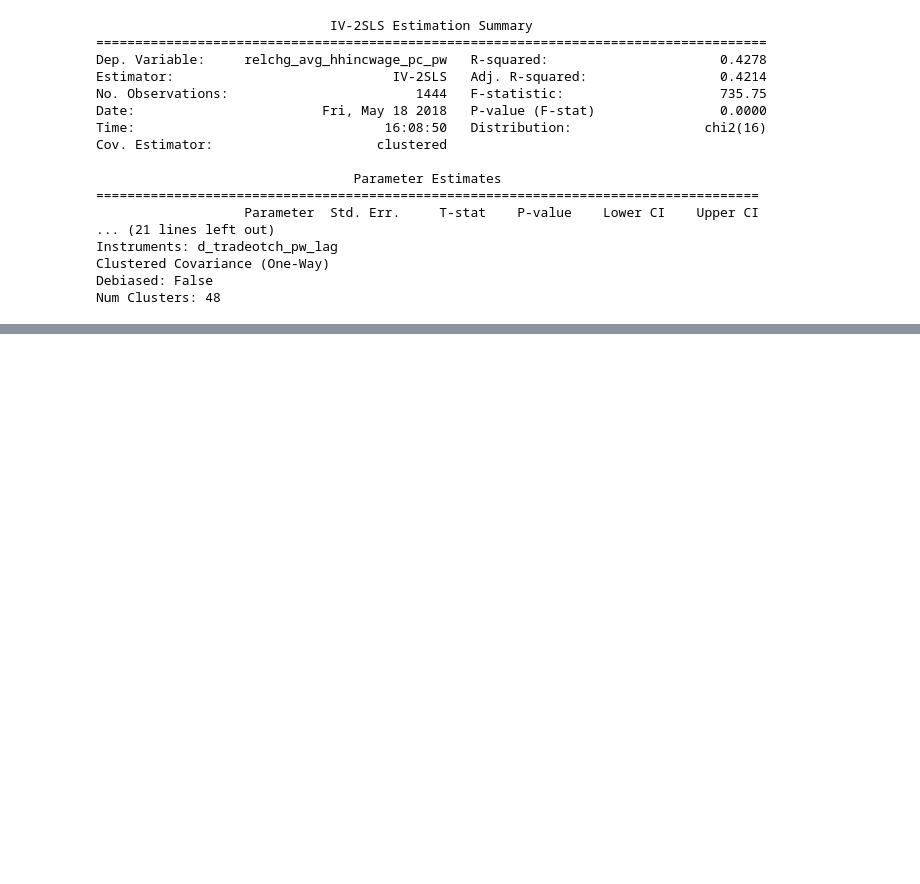
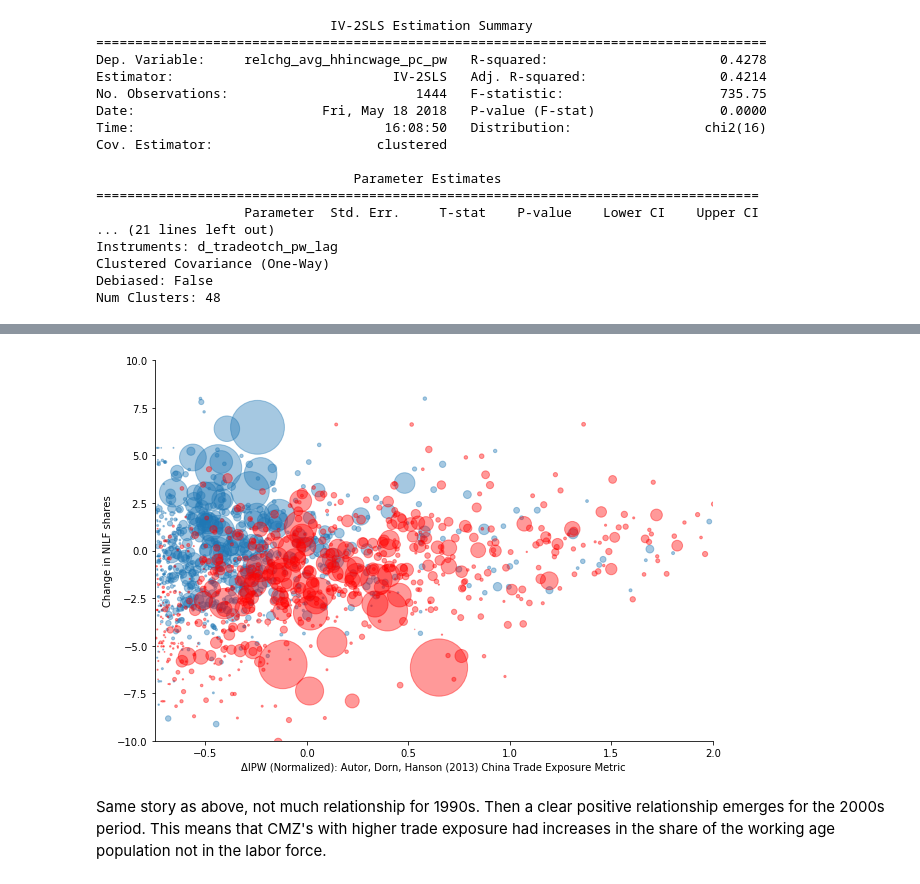
Before and after one commit to mwaugh0328/ADH_replication, a Jupyter notebook: adh_data.ipynb, the cells around one changed output, grey strips where cells are left out. Saved outputs shown, nothing was run; the diff lists cells and outputs as text; code cells hidden in the pictures; blank space fills up the shorter version.

Commit message:
figured out units

```diff
--- a/adh_data.ipynb
+++ b/adh_data.ipynb
@@ -298,0 +259,8 @@ One question is about the levels. So the mean level of trade exposure was 360 do
+# %%
+calc = wc.Calculator("l_popcount")
+
+print("Chinese Imports per Worker 1991",
+      round(calc.mean(df.set_index("yr").loc[1990], "l_tradeusch_pw"),2))
+
+print("Chinese Imports per Worker 2000",
+      round(calc.mean(df.set_index("yr").loc[2000], "l_tradeusch_pw"),2))
@@ -298,0 +296,10 @@ One question is about the levels. So the mean level of trade exposure was 360 do
+# %%
+
+print("Share not in labor force, 1990",
+      round(calc.mean(df.set_index("yr").loc[1990], "l_sh_nilf"),2))
+
+print("Share not in labor force, 2000",
+      round(calc.mean(df.set_index("yr").loc[2000], "l_sh_nilf"),2),"\n")
+
+print("Average Change in Wages 2007-2000",
+      round(calc.mean(df.set_index("yr").loc[2000], "d_sh_nilf"),2))
@@ -427 +446,36 @@ Which says that a **one standard deviation increase in the change in IPW** resul
+# %%
+fig, ax = plt.subplots(figsize = (10,7))
+
+year = "1990"
+
+#df["norm_IPW"]
+
+ax.scatter(df.set_index("yr").loc[int(year)].norm_IPW, #X variables
+           df.set_index("yr").loc[int(year)].d_sh_nilf,     # y variables
+            s = 0.0002*df.set_index("yr").loc[int(year)].l_popcount,
+            alpha = 0.40)
+
+year = "2000"
+
+ax.scatter(df.set_index("yr").loc[int(year)].norm_IPW, #X variables
+           df.set_index("yr").loc[int(year)].d_sh_nilf,     # y variables
+           s = 0.0002*df.set_index("yr").loc[int(year)].l_popcount,
+            alpha = 0.40, color = "red")
+
+ax.set_ylabel("Change in NILF shares")
+ax.set_xlabel("ΔIPW (Normalized): Autor, Dorn, Hanson (2013) China Trade Exposure Metric")
+
+ax.set_xlim(-0.75,2.00)
+ax.set_ylim(-10,10)
+
+ax.spines["right"].set_visible(False)
+ax.spines["top"].set_visible(False)
+
+#plt.savefig(fig_path + "\\adh_data_wage_change.pdf", bbox_inches="tight", dpi = 1200)
+
+plt.show()
+# %% [output]
+[figure, added]
+# %% [markdown]
+Same story as above, not much relationship for 1990s. Then a clear positive relationship emerges for the 2000s period. This means that CMZ's with higher trade exposure had increases in the share of the working age population not in the labor force.
 # %%
```
Also changed, not shown: parts of 31 cells of this notebook.
